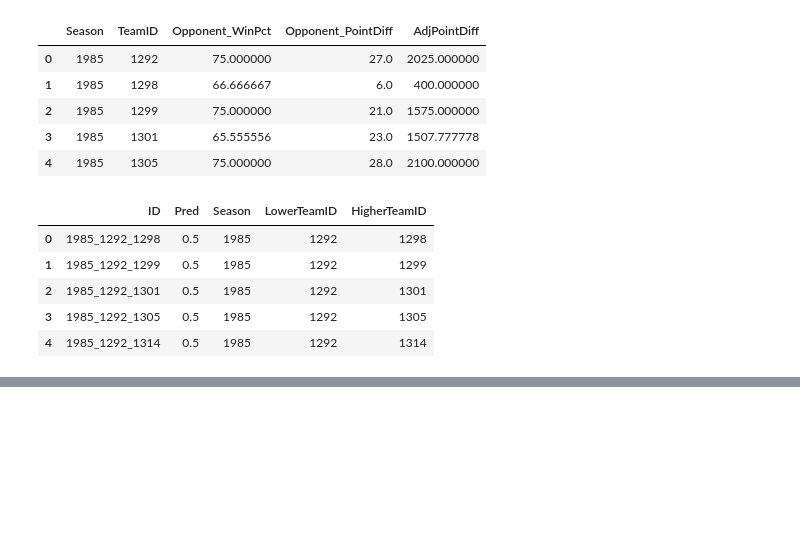
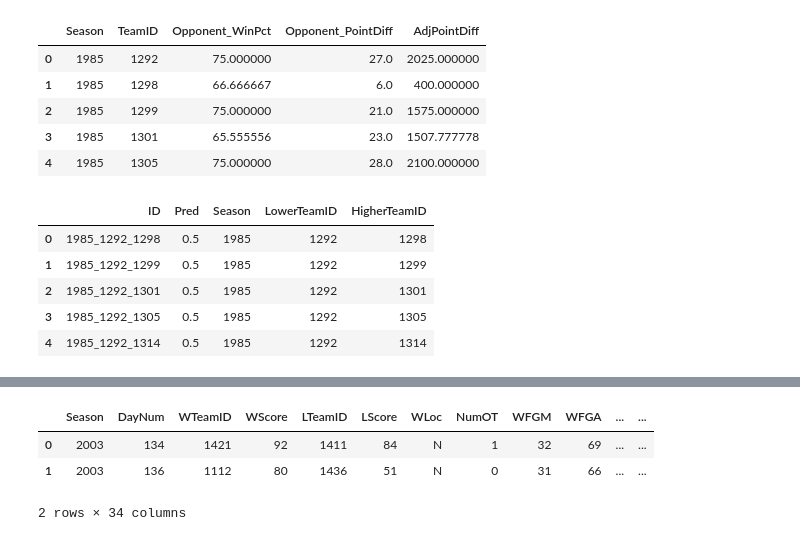
Before and after one commit to nikhil-rai-ds/march-machine-learning-mania-2025, a Jupyter notebook: EDA.ipynb, the cells around one changed output, grey strips where cells are left out. Saved outputs shown, nothing was run; the diff lists cells and outputs as text; code cells hidden in the pictures; blank space fills up the shorter version.

```diff
--- a/EDA.ipynb
+++ b/EDA.ipynb
@@ -971,0 +1844,8 @@ KeyboardInterrupt:
+# %%
+MNCAATourneyDetailedResults = pd.read_csv('../data/MNCAATourneyDetailedResults.csv')
+MNCAATourneyDetailedResults.head(2)
+# %% [output]
+|  | Season | DayNum | WTeamID | WScore | LTeamID | LScore | WLoc | NumOT | WFGM | WFGA | ... | ... |
+| 0 | 2003 | 134 | 1421 | 92 | 1411 | 84 | N | 1 | 32 | 69 | ... | ... |
+| 1 | 2003 | 136 | 1112 | 80 | 1436 | 51 | N | 0 | 31 | 66 | ... | ... |
+2 rows × 34 columns
```
Also changed, not shown: parts of 111 cells of this notebook, 1 other file.
